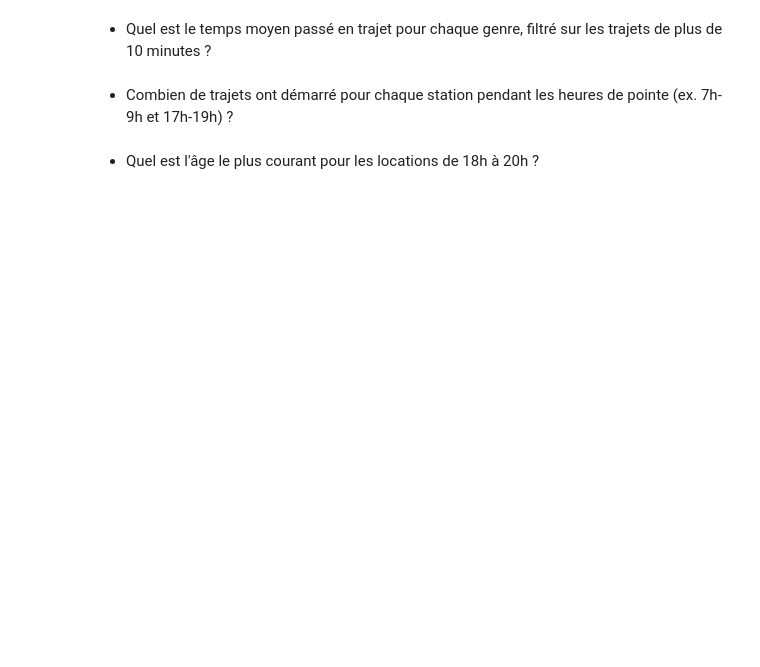
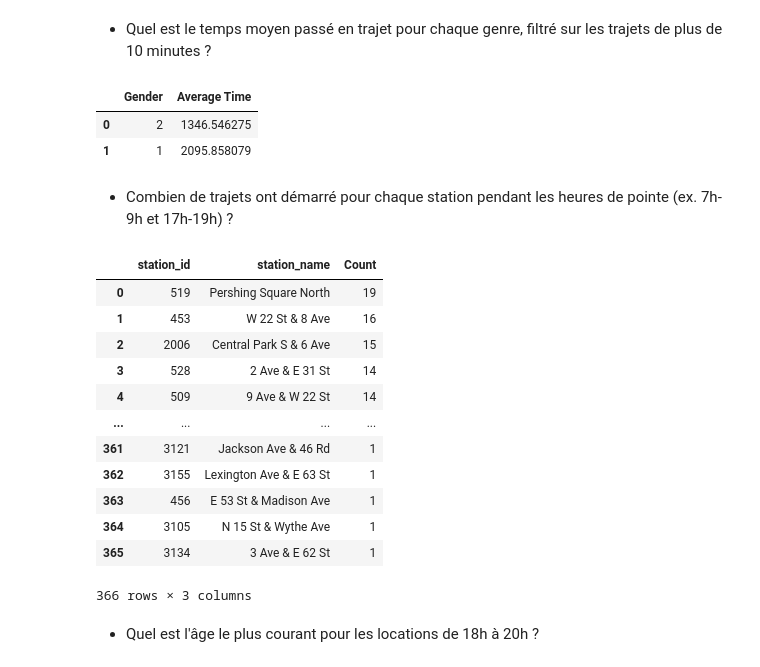
Before and after one commit to thomas-lefloch/mongo-operation, a Jupyter notebook: cas_pratique/cas_pratique_mongodb_2.ipynb, the cells around one changed output. Saved outputs shown, nothing was run; the diff lists cells and outputs as text; code cells hidden in the pictures; blank space fills up the shorter version.

```diff
--- a/cas_pratique/cas_pratique_mongodb_2.ipynb
+++ b/cas_pratique/cas_pratique_mongodb_2.ipynb
@@ -347,6 +546,62 @@ Puis, après avoir fait un nettoyage et écarté les locations suspectes, répon
 # %% [markdown]
 * Quel est le temps moyen passé en trajet pour chaque genre, filtré sur les trajets de plus de 10 minutes ?
+# %%
+res = collection.aggregate([
+    {"$match": { "tripduration": {"$gte": 10*60}}},
+    {"$group": {
+        "_id": "$gender",
+        "avg_time": {"$avg": "$tripduration"}
+    }}
+]).to_list()
+
+res = df(res)
+res = res.rename(columns={"_id": "Gender", "avg_time": "Average Time"})
+display(res)
+# %% [output]
+|  | Gender | Average Time |
+| 0 | 2 | 1346.546275 |
+| 1 | 1 | 2095.858079 |
 # %% [markdown]
 * Combien de trajets ont démarré pour chaque station pendant les heures de pointe (ex. 7h-9h et 17h-19h) ?
+# %%
+res = collection.aggregate([
+    {"$match": {
+        "$expr": {
+            "$or": [
+                { "$and": [
+                    {"$gte": [{"$hour": "$start_time"}, 7]},
+                    {"$lt": [{"$hour": "$start_time"}, 9]}
+                ]},
+                { "$and": [
+                    {"$gte": [{"$hour": "$start_time"}, 17]},
+                    {"$lt": [{"$hour": "$start_time"}, 19]}
+                ]},
+            ]
+        }
+    }},
+    {"$group": {
+        "_id": "$start_station_id",
+        "station_name": {"$first": "$start_station_name"},
+        "cnt": {"$count": {}}
+    }},
+    {"$sort": {"cnt": -1}}
+]).to_list()
+
+res = df(res).rename(columns={"_id": "station_id", "cnt": "Count"})
+display(res)
+# %% [output]
+|  | station_id | station_name | Count |
+| 0 | 519 | Pershing Square North | 19 |
+| 1 | 453 | W 22 St & 8 Ave | 16 |
+| 2 | 2006 | Central Park S & 6 Ave | 15 |
+| 3 | 528 | 2 Ave & E 31 St | 14 |
+| 4 | 509 | 9 Ave & W 22 St | 14 |
+| ... | ... | ... | ... |
+| 361 | 3121 | Jackson Ave & 46 Rd | 1 |
+| 362 | 3155 | Lexington Ave & E 63 St | 1 |
+| 363 | 456 | E 53 St & Madison Ave | 1 |
+| 364 | 3105 | N 15 St & Wythe Ave | 1 |
+| 365 | 3134 | 3 Ave & E 62 St | 1 |
+366 rows × 3 columns
 # %% [markdown]
 * Quel est l'âge le plus courant pour les locations de 18h à 20h ?
```
Also changed, not shown: parts of 16 cells of this notebook.
